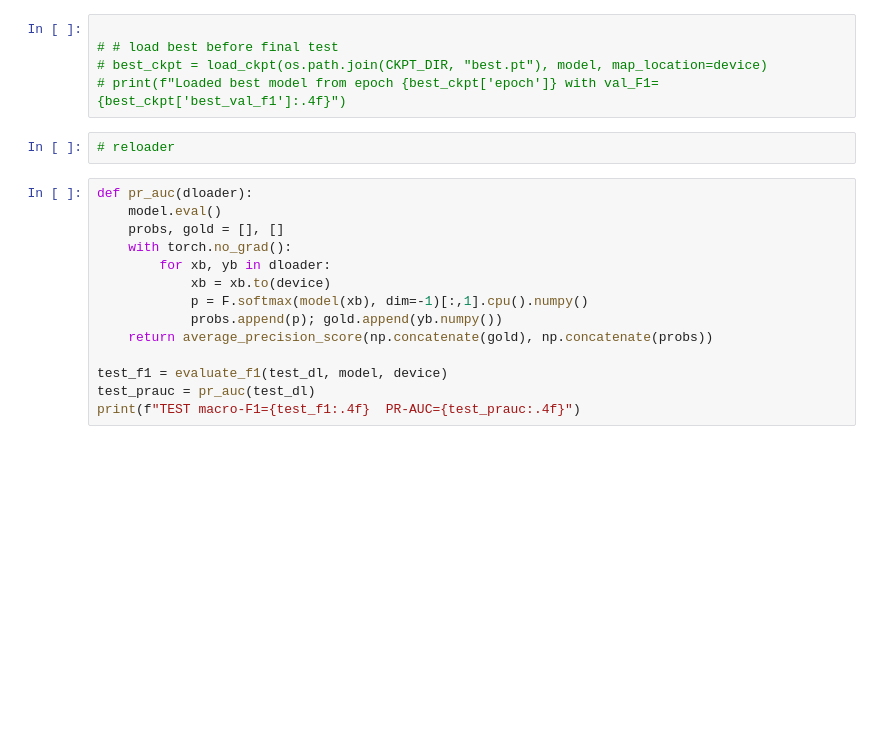
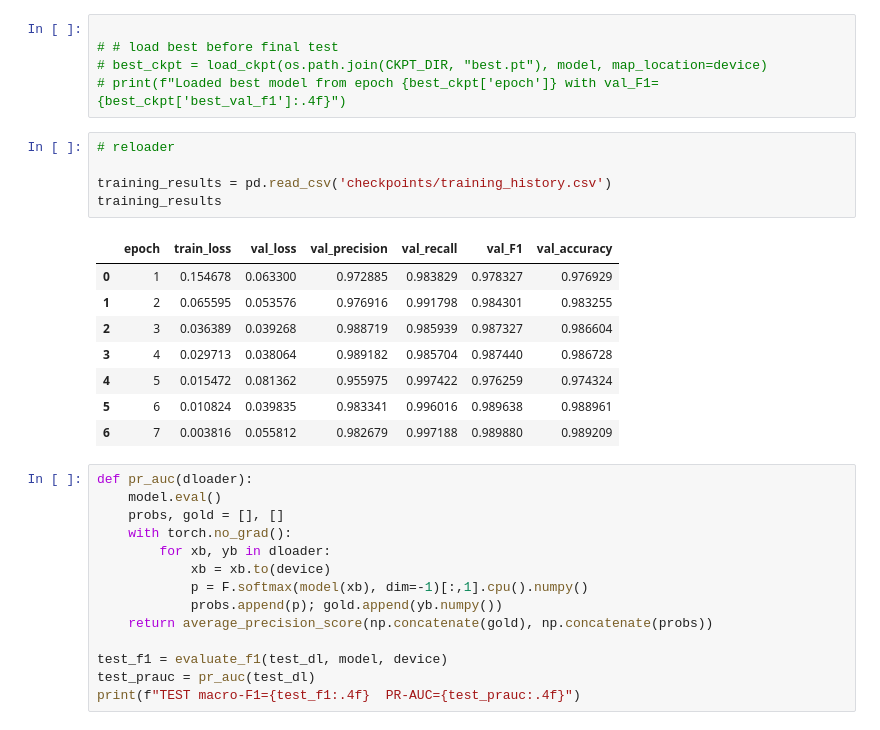
Before and after one commit to dioneyongkx/dsa4213, a Jupyter notebook: Features/encoding/bilstm_pipeline/biLSTM_pipeline.ipynb, the cells around one changed output. Cells and saved outputs as stored; diff of their text form; blank space fills up the shorter version.

```diff
--- a/Features/encoding/bilstm_pipeline/biLSTM_pipeline.ipynb
+++ b/Features/encoding/bilstm_pipeline/biLSTM_pipeline.ipynb
@@ -654,6 +827,18 @@ print("Saved manifest and embedding matrix.")
 # print(f"Loaded best model from epoch {best_ckpt['epoch']} with val_F1={best_ckpt['best_val_f1']:.4f}")
 # %%
 # reloader
+
+training_results = pd.read_csv('checkpoints/training_history.csv')
+training_results
+# %% [output]
+|  | epoch | train_loss | val_loss | val_precision | val_recall | val_F1 | val_accuracy |
+| 0 | 1 | 0.154678 | 0.063300 | 0.972885 | 0.983829 | 0.978327 | 0.976929 |
+| 1 | 2 | 0.065595 | 0.053576 | 0.976916 | 0.991798 | 0.984301 | 0.983255 |
+| 2 | 3 | 0.036389 | 0.039268 | 0.988719 | 0.985939 | 0.987327 | 0.986604 |
+| 3 | 4 | 0.029713 | 0.038064 | 0.989182 | 0.985704 | 0.987440 | 0.986728 |
+| 4 | 5 | 0.015472 | 0.081362 | 0.955975 | 0.997422 | 0.976259 | 0.974324 |
+| 5 | 6 | 0.010824 | 0.039835 | 0.983341 | 0.996016 | 0.989638 | 0.988961 |
+| 6 | 7 | 0.003816 | 0.055812 | 0.982679 | 0.997188 | 0.989880 | 0.989209 |
 # %%
 def pr_auc(dloader):
     model.eval()
```
Also changed, not shown: parts of 6 cells of this notebook, 1 other file.
